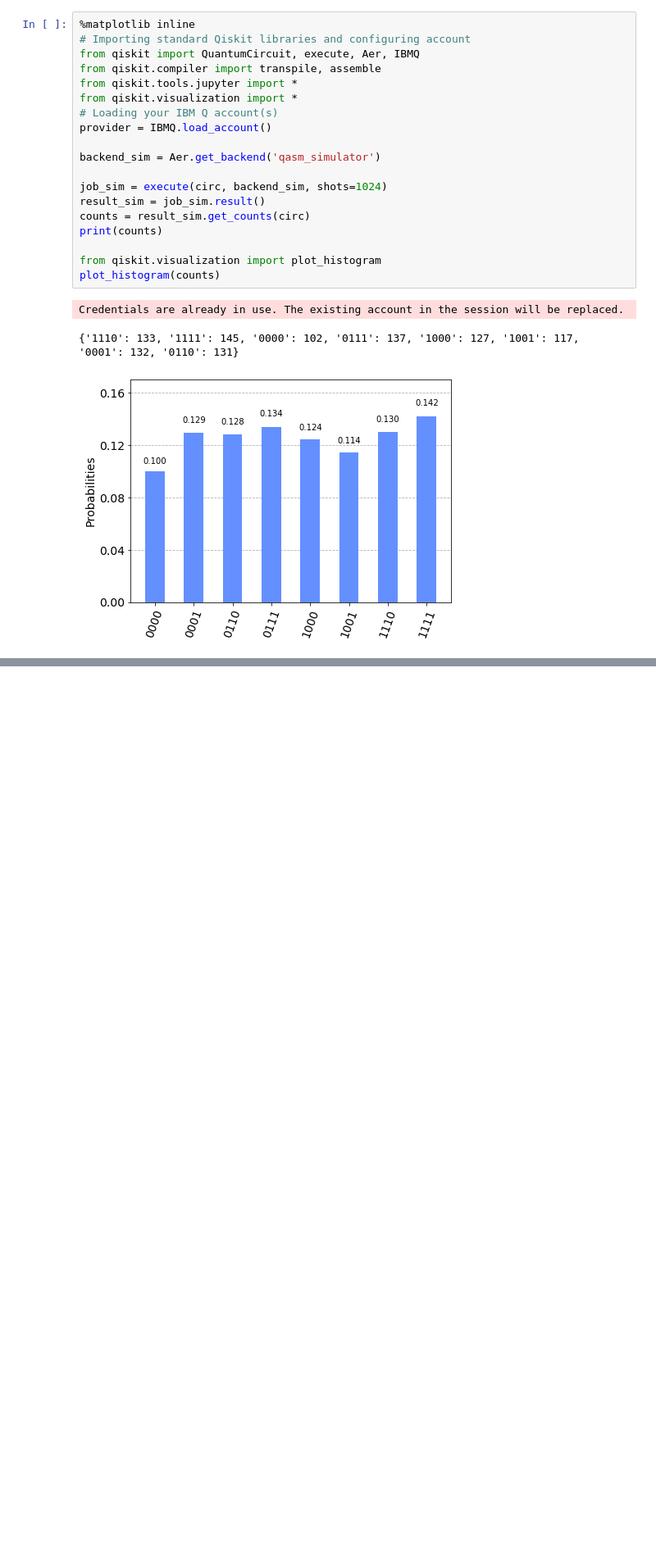
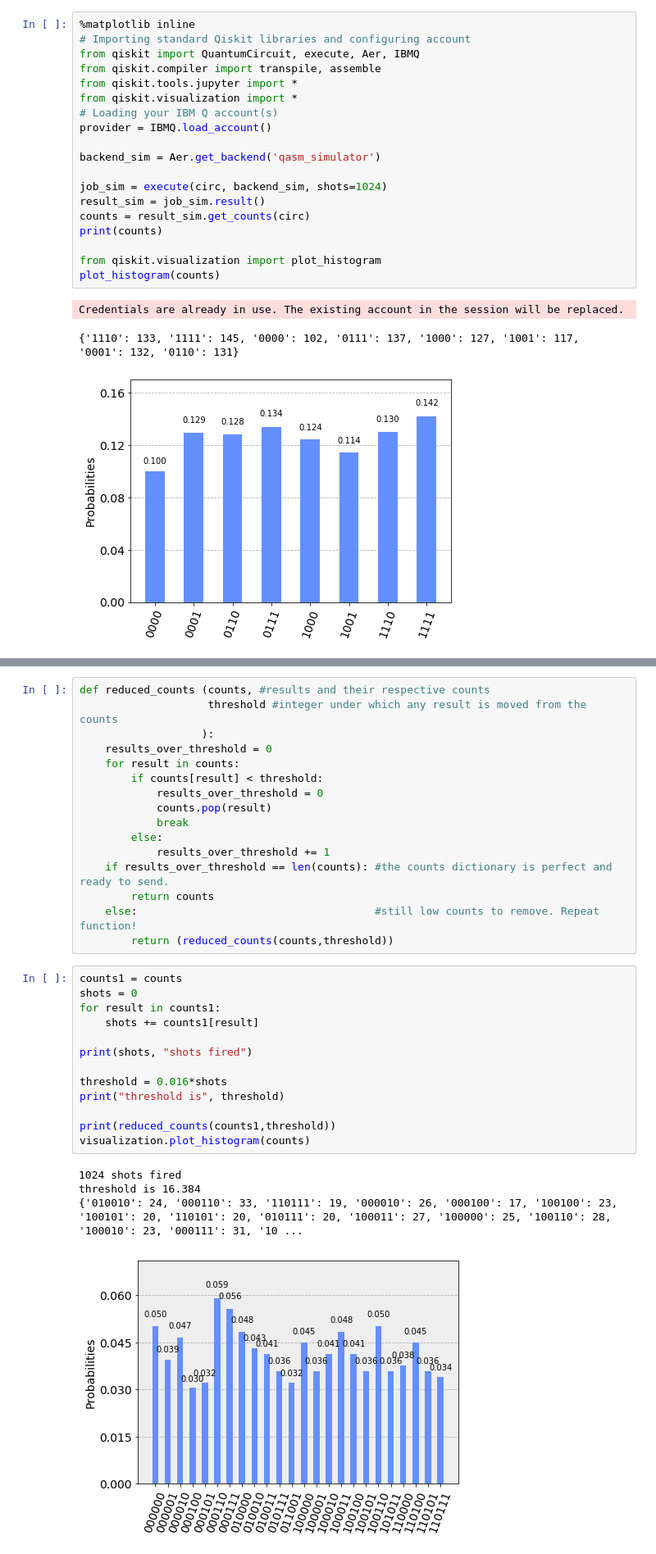
Before and after one commit to bguttel/Quantum-Computing--UGA, a Jupyter notebook: FinalMinimalSurfaceCode.ipynb, the cells around one changed output, grey strips where cells are left out. Shown at 82% size. Saved outputs shown, nothing was run; the diff lists cells and outputs as text; blank space fills up the shorter version.

```diff
--- a/FinalMinimalSurfaceCode.ipynb
+++ b/FinalMinimalSurfaceCode.ipynb
@@ -223,0 +260,34 @@ Credentials are already in use. The existing account in the session will be repl
+# %%
+def reduced_counts (counts, #results and their respective counts
+                    threshold #integer under which any result is moved from the counts
+                   ):
+    results_over_threshold = 0
+    for result in counts:
+        if counts[result] < threshold:
+            results_over_threshold = 0
+            counts.pop(result)
+            break
+        else:
+            results_over_threshold += 1
+    if results_over_threshold == len(counts): #the counts dictionary is perfect and ready to send.
+        return counts
+    else:                                     #still low counts to remove. Repeat function!
+        return (reduced_counts(counts,threshold))
+# %%
+counts1 = counts
+shots = 0
+for result in counts1:
+    shots += counts1[result]
+
+print(shots, "shots fired")
+
+threshold = 0.016*shots
+print("threshold is", threshold)
+
+print(reduced_counts(counts1,threshold))
+visualization.plot_histogram(counts)
+# %% [output]
+1024 shots fired
+threshold is 16.384
+{'010010': 24, '000110': 33, '110111': 19, '000010': 26, '000100': 17, '100100': 23, '100101': 20, '110101': 20, '010111': 20, '100011': 27, '100000': 25, '100110': 28, '100010': 23, '000111': 31, '10 ...
+[figure, added]
```
Also changed, not shown: parts of 7 cells of this notebook.
